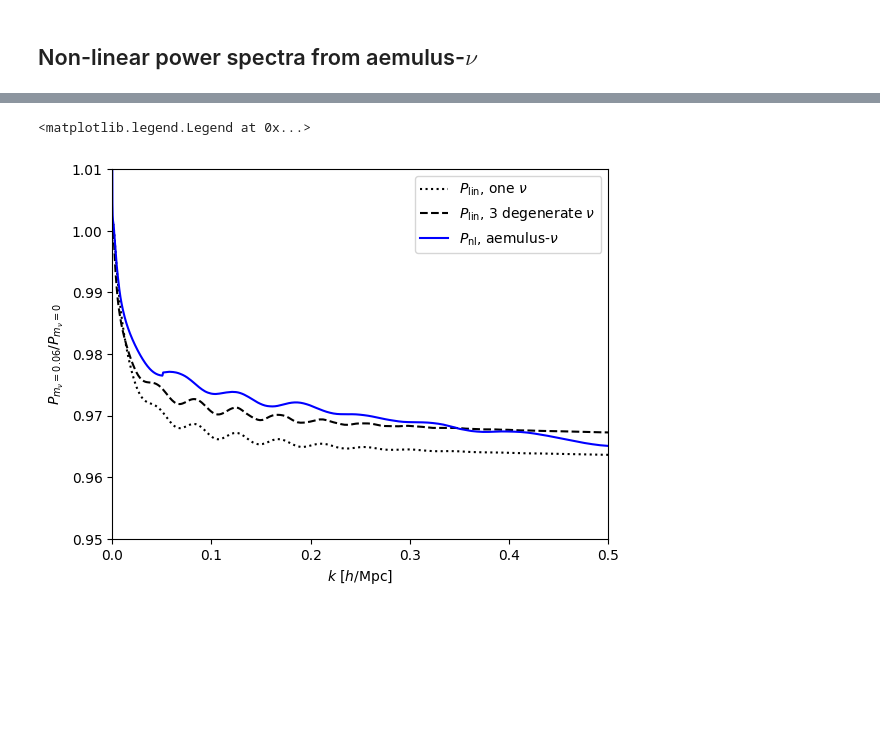
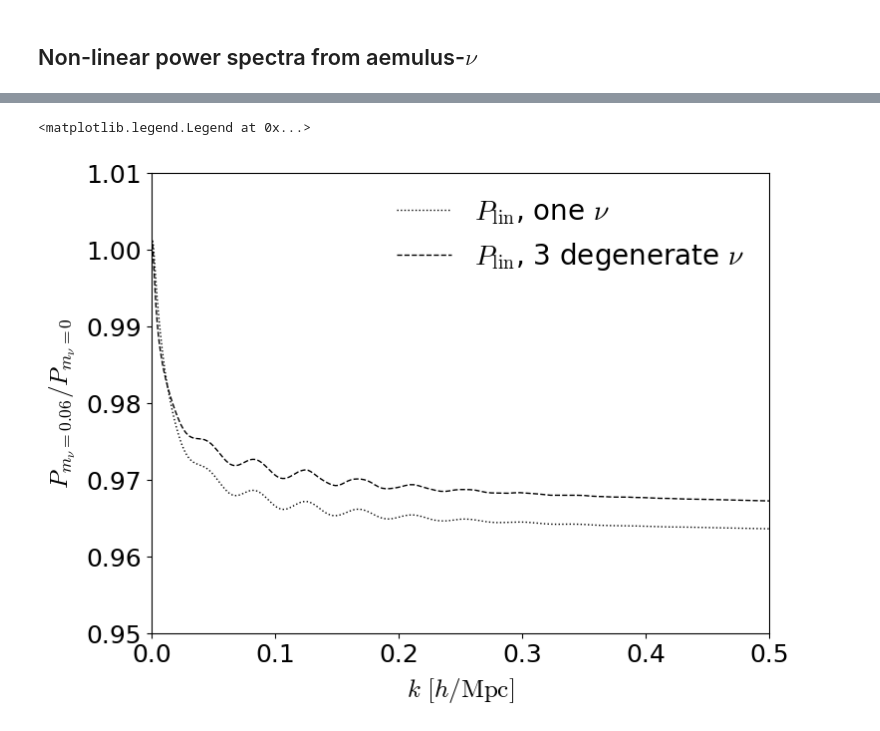
Before and after one commit to MinhMPA/Beyond2ptMock, a Jupyter notebook: notebooks/massive_neutrino_comparison.ipynb, the cells around one changed output, grey strips where cells are left out. Cells and saved outputs as stored; diff of their text form; code cells hidden in the pictures; blank space fills up the shorter version.

```diff
--- a/notebooks/massive_neutrino_comparison.ipynb
+++ b/notebooks/massive_neutrino_comparison.ipynb
@@ -6,12 +6,16 @@ import numpy as np
 import scipy as sp
 import matplotlib
 import matplotlib.pyplot as plt
+plt.style.use('Minh_paper_style')
+plt.rcParams.update({
+    "text.usetex": False,
+    "font.family": "sans-serif"
+})
 from matplotlib.gridspec import GridSpec, GridSpecFromSubplotSpec
 from aemulus_heft.heft_emu import HEFTEmulator
 from aemulus_heft.utils import lpt_spectra
 from scipy.interpolate import interp1d
 from glob import glob
-%matplotlib inline
 # %%
 from scipy.interpolate import InterpolatedUnivariateSpline as ius
 # %%
@@ -250,12 +260,12 @@ pk_nl_ratio = pnl_nu[0,:]/pnl_nu0[0,:]
 # %%
 plt.plot(kh,pk_lin_ratio,ls = ':',c = 'k', label = r'$P_{\rm{lin}}$, one $\nu$')
 plt.plot(kh,pk_lin_ratio_3nu,ls = '--',c = 'k', label = r'$P_{\rm{lin}}$, 3 degenerate $\nu$')
-plt.plot(k, pk_nl_ratio,ls = '-',c = 'b',label = r'$P_{\rm{nl}}$, aemulus-$\nu$')
+#plt.plot(k, pk_nl_ratio,ls = '-',c = 'b',label = r'$P_{\rm{nl}}$, aemulus-$\nu$')
 plt.xlabel(r'$k\,\,[h/\rm{Mpc}]$');
 plt.ylabel(r'$P_{m_\nu =0.06}/P_{m_\nu =0}$');
 plt.xlim(0,0.5)
 plt.ylim(0.95,1.01)
-plt.legend()
+plt.legend(frameon=False,fontsize=20)
 # %% [output]
 <matplotlib.legend.Legend at 0x...>
-[figure, old version]
+[figure, new version]
```
Also changed, not shown: parts of 5 cells of this notebook, 9 other files.
